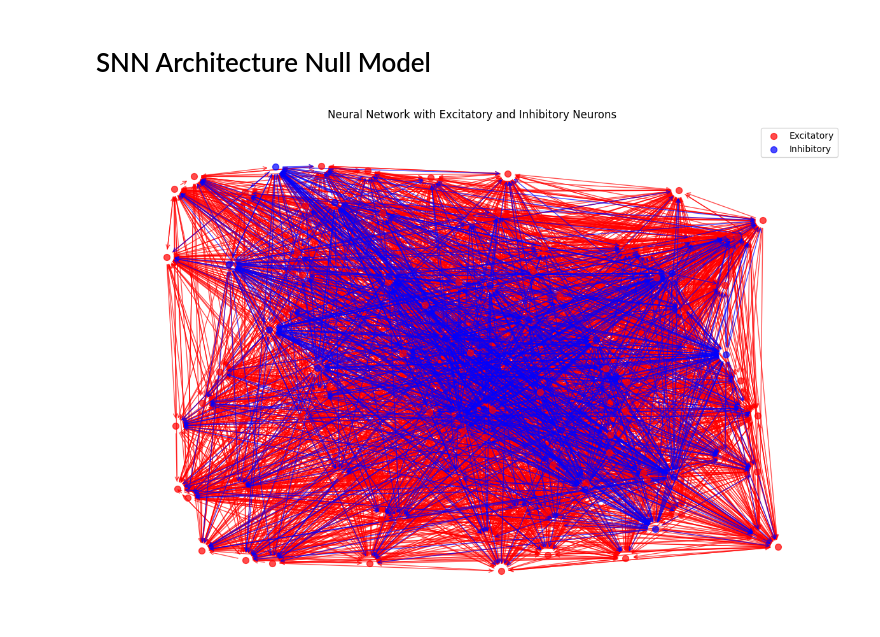
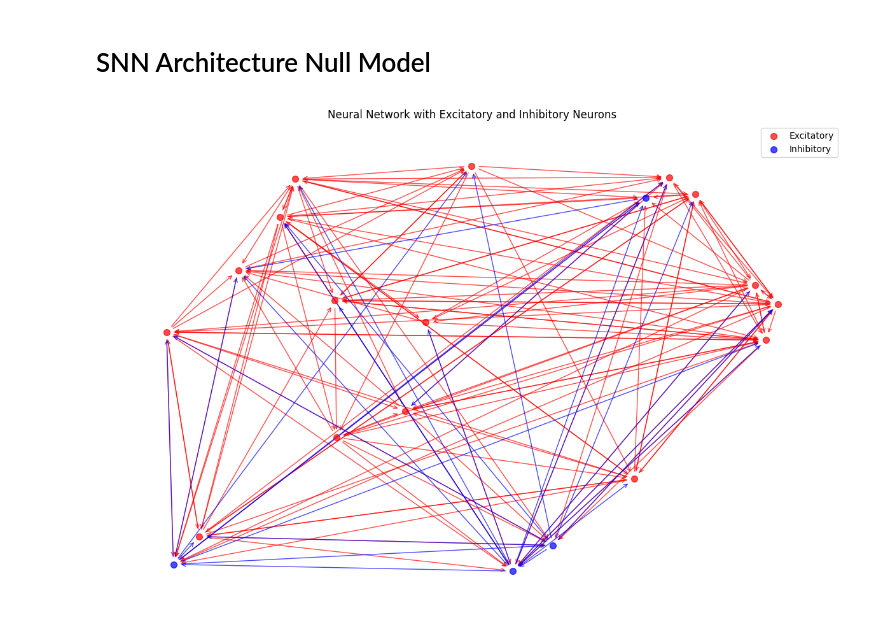
Before and after one commit to ivychad/NMC-Project, a Jupyter notebook: network.ipynb, the cells around one changed output. Saved outputs shown, nothing was run; the diff lists cells and outputs as text; code cells hidden in the pictures.

```diff
--- a/network.ipynb
+++ b/network.ipynb
@@ -110,33 +110,33 @@ def plot_network(G):
     nx.draw_networkx_nodes(G, pos, nodelist=excitatory_nodes, node_color="red", label="Excitatory", alpha=0.7, node_size=50)
     nx.draw_networkx_nodes(G, pos, nodelist=inhibitory_nodes, node_color="blue", label="Inhibitory", alpha=0.7, node_size=50)
     nx.draw_networkx_nodes(G, pos, nodelist=input_nodes, node_color="green", label="Input Nodes", alpha=0.7, node_size=50)
 
     # Draw edges
     weights = nx.get_edge_attributes(G, "weight")
     excitatory_edges = [(u, v) for u, v, d in G.edges(data=True) if d["weight"] > 0]
     inhibitory_edges = [(u, v) for u, v, d in G.edges(data=True) if d["weight"] < 0]
     input_edges = [(u, v) for u, v, d in G.edges(data=True) if G.nodes[u]["type"] == "input"]
 
     nx.draw_networkx_edges(G, pos, edgelist=excitatory_edges, edge_color="red", arrowstyle="->", arrowsize=10, alpha=0.7, label="Excitatory Connections")
     nx.draw_networkx_edges(G, pos, edgelist=inhibitory_edges, edge_color="blue", arrowstyle="->", arrowsize=10, alpha=0.7, label="Inhibitory Connections")
     nx.draw_networkx_edges(G, pos, edgelist=input_edges, edge_color="green", arrowstyle="->", arrowsize=10, alpha=0.7, label="Input Connections")
 
 
     # Add legend
     plt.legend()
     plt.title("Neural Network with Excitatory and Inhibitory Neurons")
     plt.axis("off")
     plt.show()
 
 # Parameters
-num_neurons = 100  # Total number of neurons
+num_neurons = 20  # Total number of neurons
 excitatory_ratio = 0.8  # 4:1 ratio (80% excitatory)
 connection_prob = 0.4  # 10% connection probability
 
 # Generate and plot network
 G = generate_neural_network(num_neurons, excitatory_ratio, connection_prob)
 #G = add_input_layer(G, num_input_nodes=10, subset_size=30, input_prob=0.5)
 plot_network(G)
 # %% [output]
-[figure, old version]
+[figure, new version]
 # %%
```
Also changed, not shown: parts of 2 cells of this notebook.
